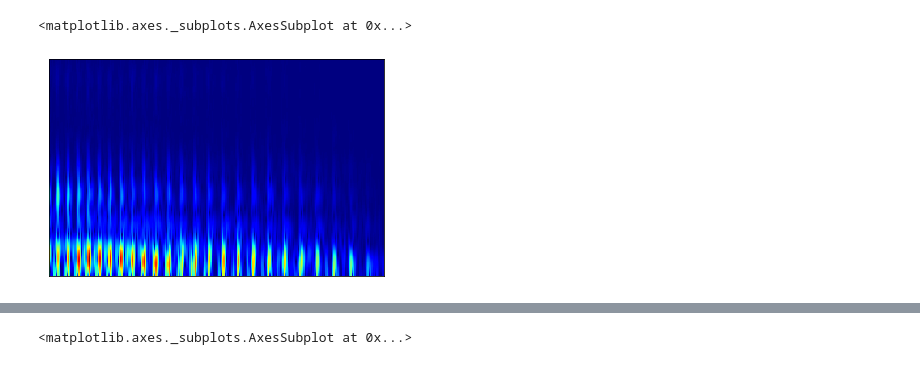
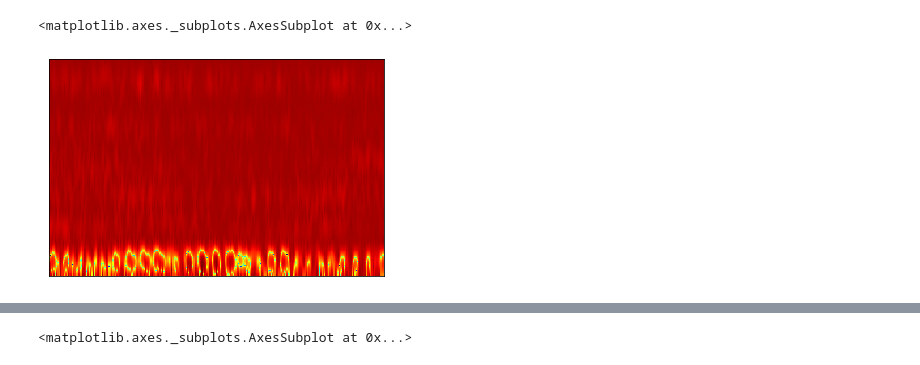
Before and after one commit to iabd/Dereverbify, a Jupyter notebook: dataloader.ipynb, the cells around one changed output, grey strips where cells are left out. Drawn from its saved outputs; the diff is of its cells as text; code cells hidden in the pictures.

```diff
--- a/dataloader.ipynb
+++ b/dataloader.ipynb
@@ -43,6 +43,7 @@ class TrainDataset(IterableDataset):
         for i in range(0, l - l % n, n):
             yield np.expand_dims(spec[i:i + n].T, axis=0)
 
+
     def getAudio(self, idx):
         org = glob(self.wavPath + idx)[0]
         rev = glob(self.revPath + idx)[0]
@@ -51,7 +52,7 @@ class TrainDataset(IterableDataset):
         org = np.abs(librosa.stft(org, n_fft=self.nfft, window=self.window, win_length=self.winLength))[1:, :self.segmentLength]
         rev = np.abs(librosa.stft(rev, n_fft=self.nfft, window=self.window, win_length=self.winLength))[1:, :self.segmentLength]
         orgArray = torch.FloatTensor(list(self.squaredChunks(np.abs(org.T))))
-        revArray = torch.FloatTensor(list(self.squaredChunks(np.abs(rev.T))))
+        revArray = torch.FloatTensor(list(self.squaredChunks(np.abs(rev.T))))[:orgArray.shape[0]]
         for i, v in enumerate(revArray):
             yield (self.transform(orgArray[i]), self.transform(v))
 
@@ -61,4 +62,4 @@ class TrainDataset(IterableDataset):
     def __iter__(self):
         return self.getStream(self.ids)
 # %%
-dset=TrainDataset(wav, rev, 16000, 16000, 512, 32, 'hamming', True)
+dset=TrainDataset(wav, rev, 16000, 15000, 512, 32, 'hamming', True)
@@ -67,7 +66,7 @@ t=[i for i in listdir(rev) if not i.startswith('.')]
 # %%
-loader=DataLoader(dset, batch_size=16)
+loader=DataLoader(dset, batch_size=1)
 i=0
-for batch in islice(loader, 2):
+for batch in islice(loader, 1000):
     print('yes {}'.format(i), end="\r")
     i+=1
 # %% [output]
@@ -109,6 +87,6 @@ AttributeError: 'FigureCanvasAgg' object has no attribute 'renderer'
 # %%
-librosa.display.specshow(batch[0][2][0].numpy(), cmap=cm.jet)
+librosa.display.specshow(librosa.power_to_db(batch[1][7][0].numpy()**2), cmap=cm.jet)
 # %% [output]
 <matplotlib.axes._subplots.AxesSubplot at 0x...>
-[figure, old version]
+[figure, new version]
 # %%
```
Also changed, not shown: parts of 15 cells of this notebook, 3 other files.
